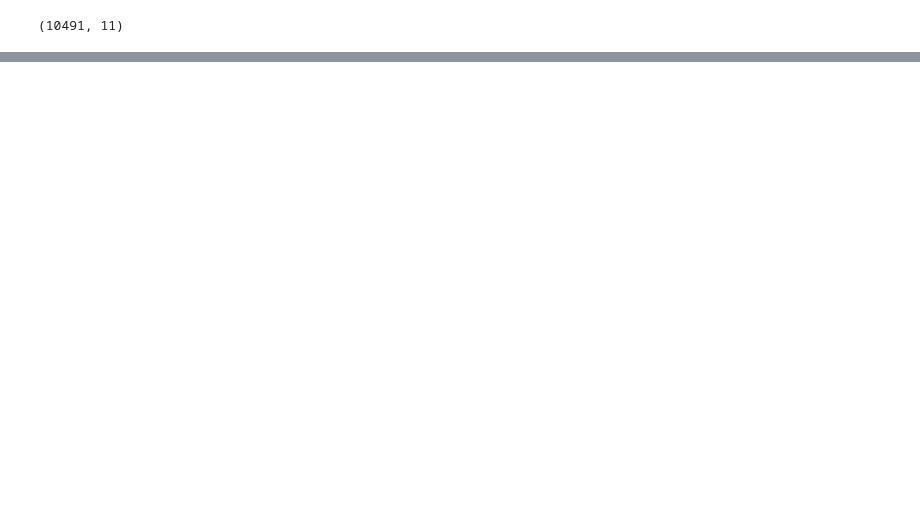
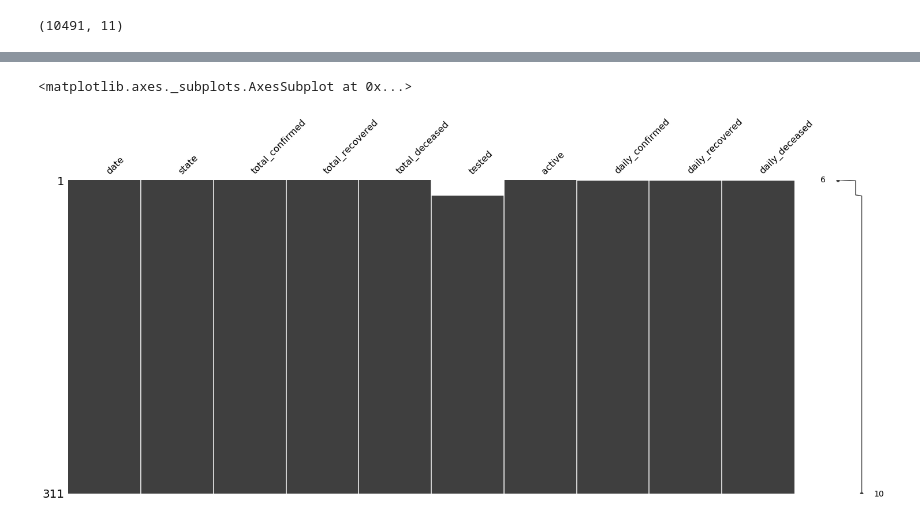
Before and after one commit to enumulak/EK_ML, a Jupyter notebook: Projects/Covid19_India/dry_run_covid19_india_org.ipynb, the cells around one changed output, grey strips where cells are left out. Cells and saved outputs as stored; diff of their text form; code cells hidden in the pictures; blank space fills up the shorter version.

```diff
--- a/Projects/Covid19_India/dry_run_covid19_india_org.ipynb
+++ b/Projects/Covid19_India/dry_run_covid19_india_org.ipynb
@@ -141,0 +137,4 @@ df_india.head()
+# %%
+# Let's compute the daily confirmed for India and store values in the column
+df_ind['daily_confirmed'] = df_ind['total_confirmed'] - df_ind['total_confirmed'].shift(1)
+df_ind.tail()
@@ -141,0 +148,4 @@ df_india.head()
+# %%
+# Let's compute daily recovered and store values in the column
+df_ind['daily_recovered'] = df_ind['total_recovered'] - df_ind['total_recovered'].shift(1)
+df_ind.tail()
@@ -141,0 +159,4 @@ df_india.head()
+# %%
+# Let's compute daily deceased
+df_ind['daily_deceased'] = df_ind['total_deceased'] - df_ind['total_deceased'].shift(1)
+df_ind.tail()
@@ -141,0 +170,4 @@ df_india.head()
+# %%
+# Drop the 'other' column
+df_ind = df_ind.drop(['other'], axis = 1)
+df_ind.tail()
@@ -141,0 +181,5 @@ df_india.head()
+# %%
+mns.matrix(df_ind)
+# %% [output]
+<matplotlib.axes._subplots.AxesSubplot at 0x...>
+[figure, added]
```
Also changed, not shown: parts of 22 cells of this notebook.
